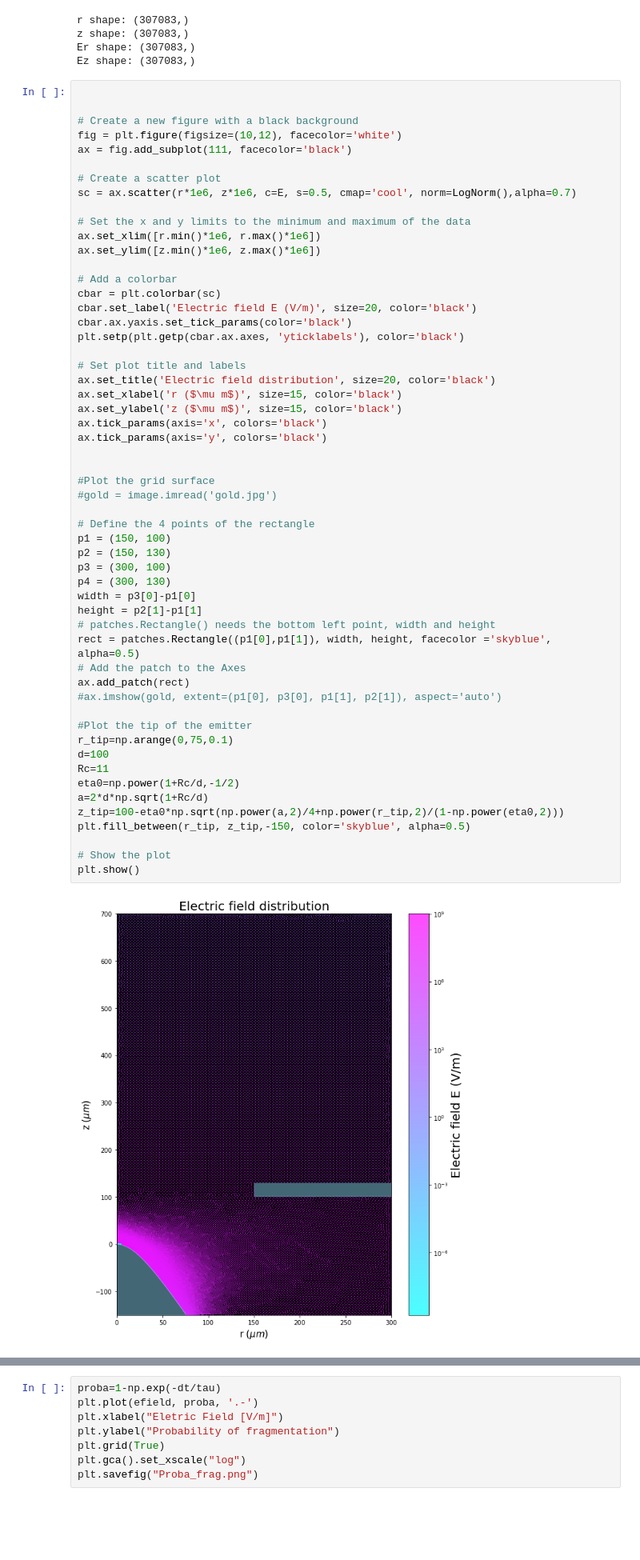
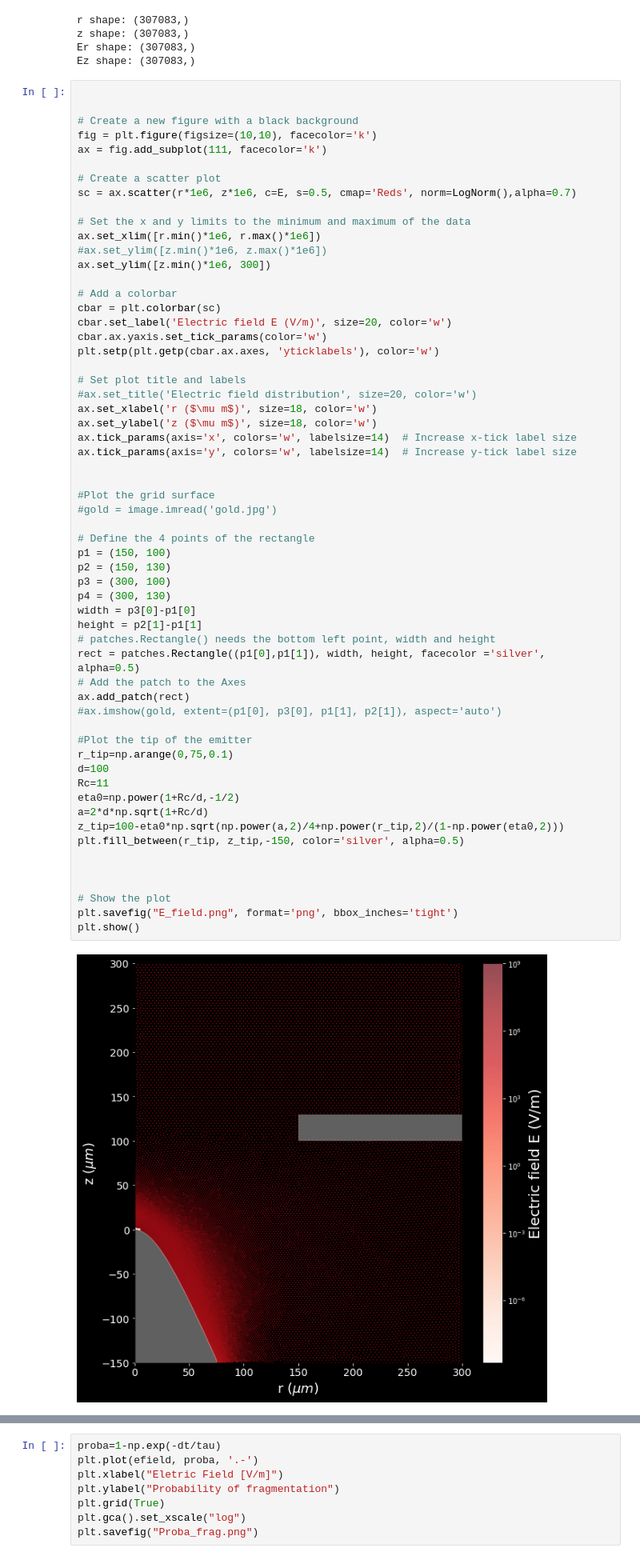
Before and after one commit to Rafid-Ben/Electrospray_DF_Py, a Jupyter notebook: Efield_emitter_plot.ipynb, the cells around one changed output, grey strips where cells are left out. Shown: that part at 80% size. Drawn from its saved outputs; the diff is of its cells as text; blank space fills up the shorter version.

Commit message:
black plots

```diff
--- a/Efield_emitter_plot.ipynb
+++ b/Efield_emitter_plot.ipynb
@@ -41,59 +41,63 @@ Ez shape: (307083,)
 
 
 # Create a new figure with a black background
-fig = plt.figure(figsize=(10,12), facecolor='white')
-ax = fig.add_subplot(111, facecolor='black')
+fig = plt.figure(figsize=(10,10), facecolor='k')
+ax = fig.add_subplot(111, facecolor='k')
 
 # Create a scatter plot
-sc = ax.scatter(r*1e6, z*1e6, c=E, s=0.5, cmap='cool', norm=LogNorm(),alpha=0.7)
+sc = ax.scatter(r*1e6, z*1e6, c=E, s=0.5, cmap='Reds', norm=LogNorm(),alpha=0.7)
 
 # Set the x and y limits to the minimum and maximum of the data
 ax.set_xlim([r.min()*1e6, r.max()*1e6])
-ax.set_ylim([z.min()*1e6, z.max()*1e6])
+#ax.set_ylim([z.min()*1e6, z.max()*1e6])
+ax.set_ylim([z.min()*1e6, 300])
 
 # Add a colorbar
 cbar = plt.colorbar(sc)
-cbar.set_label('Electric field E (V/m)', size=20, color='black')
-cbar.ax.yaxis.set_tick_params(color='black')
-plt.setp(plt.getp(cbar.ax.axes, 'yticklabels'), color='black')
+cbar.set_label('Electric field E (V/m)', size=20, color='w')
+cbar.ax.yaxis.set_tick_params(color='w')
+plt.setp(plt.getp(cbar.ax.axes, 'yticklabels'), color='w')
 
 # Set plot title and labels
-ax.set_title('Electric field distribution', size=20, color='black')
-ax.set_xlabel('r ($\mu m$)', size=15, color='black')
-ax.set_ylabel('z ($\mu m$)', size=15, color='black')
-ax.tick_params(axis='x', colors='black')
-ax.tick_params(axis='y', colors='black')
+#ax.set_title('Electric field distribution', size=20, color='w')
+ax.set_xlabel('r ($\mu m$)', size=18, color='w')
+ax.set_ylabel('z ($\mu m$)', size=18, color='w')
+ax.tick_params(axis='x', colors='w', labelsize=14)  # Increase x-tick label size
+ax.tick_params(axis='y', colors='w', labelsize=14)  # Increase y-tick label size
 
 
 #Plot the grid surface
 #gold = image.imread('gold.jpg')
 
 # Define the 4 points of the rectangle
 p1 = (150, 100)
 p2 = (150, 130)
 p3 = (300, 100)
 p4 = (300, 130)
 width = p3[0]-p1[0]
 height = p2[1]-p1[1]
 # patches.Rectangle() needs the bottom left point, width and height
-rect = patches.Rectangle((p1[0],p1[1]), width, height, facecolor ='skyblue', alpha=0.5)
+rect = patches.Rectangle((p1[0],p1[1]), width, height, facecolor ='silver', alpha=0.5)
 # Add the patch to the Axes
 ax.add_patch(rect)
 #ax.imshow(gold, extent=(p1[0], p3[0], p1[1], p2[1]), aspect='auto')
 
 #Plot the tip of the emitter
 r_tip=np.arange(0,75,0.1)
 d=100
 Rc=11
 eta0=np.power(1+Rc/d,-1/2)
 a=2*d*np.sqrt(1+Rc/d)
 z_tip=100-eta0*np.sqrt(np.power(a,2)/4+np.power(r_tip,2)/(1-np.power(eta0,2)))
-plt.fill_between(r_tip, z_tip,-150, color='skyblue', alpha=0.5)
+plt.fill_between(r_tip, z_tip,-150, color='silver', alpha=0.5)
+
+
 
 # Show the plot
+plt.savefig("E_field.png", format='png', bbox_inches='tight')
 plt.show()
 # %% [output]
-[figure, old version]
+[figure, new version]
 # %%
 dt=5*1e-12
 
```
Also changed, not shown: parts of 4 cells of this notebook, 3 other files.
